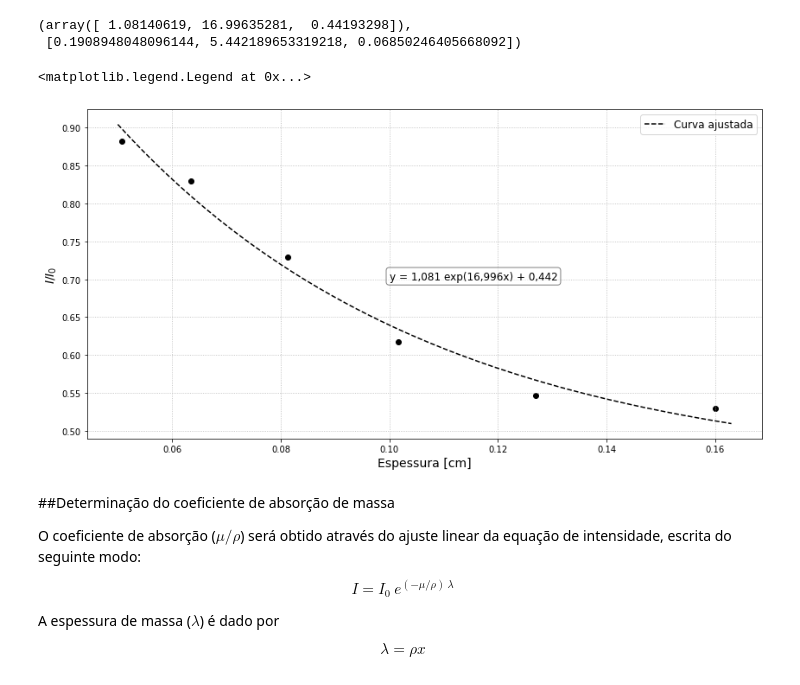
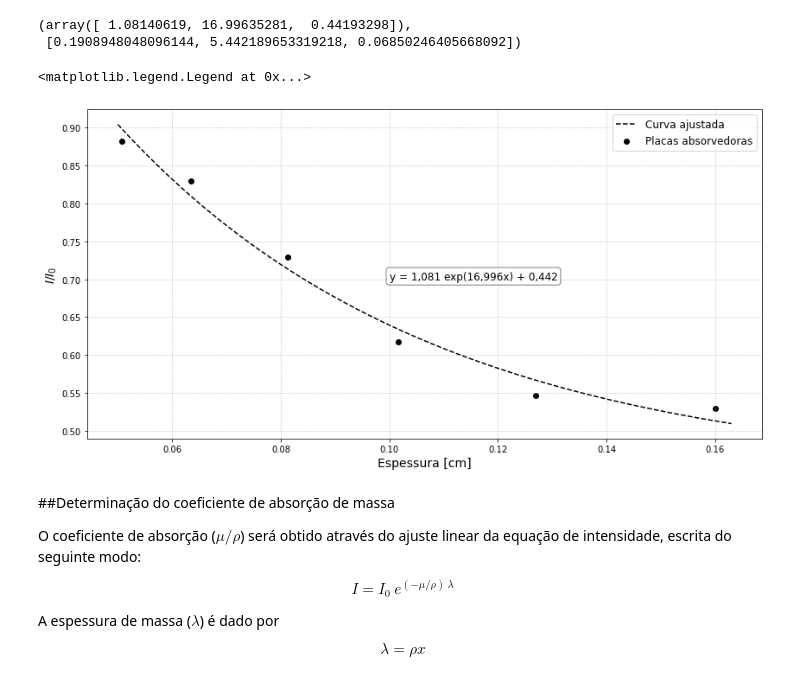
Before and after one commit to goulartsursula/DisciplinasUERJ, a Jupyter notebook: Estrutura da Materia 3/AtenuacaoGama.ipynb, the cells around one changed output. Drawn from its saved outputs; the diff is of its cells as text; code cells hidden in the pictures.

```diff
--- a/Estrutura da Materia 3/AtenuacaoGama.ipynb
+++ b/Estrutura da Materia 3/AtenuacaoGama.ipynb
@@ -95,17 +95,17 @@ popt, errorfunc
 # %%
 fig,ax = plt.subplots(figsize = (14,7))
 
 x = np.linspace(0.050, 0.163)
-plt.plot(x, func(x, *popt), linestyle='--', c='black', label='Curva ajustada')
-plt.scatter(data_missing_row['espessura(cm)'], data_missing_row['contagens'] / data['contagens'][0], color='black')
+plt.plot(x, func(x, *popt), linestyle='--', c='black', label = 'Curva ajustada')
+plt.scatter(data_missing_row['espessura(cm)'], data_missing_row['contagens'] / data['contagens'][0], color='black', label = 'Placas absorvedoras')
 plt.xlabel('Espessura [cm]', fontsize = 14)
 plt.ylabel('$I/I_0$', fontsize=14)
 ax.text(0.10, 0.70, 'y = 1,081 exp(16,996x) + 0,442', bbox=dict(boxstyle='round', facecolor='white', alpha=0.5), fontsize = 12)
 plt.grid(linestyle = 'dotted')
 plt.legend(fontsize = 12)
 # %% [output]
 <matplotlib.legend.Legend at 0x...>
-[figure, old version]
+[figure, new version]
 # %% [markdown]
 ##Determinação do coeficiente de absorção de massa
 
```
Also changed, not shown: parts of 1 cell of this notebook.
